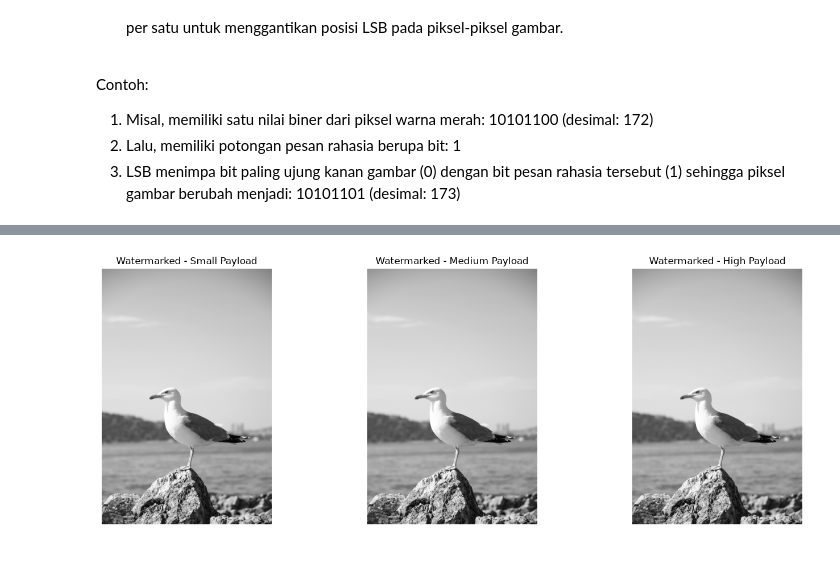
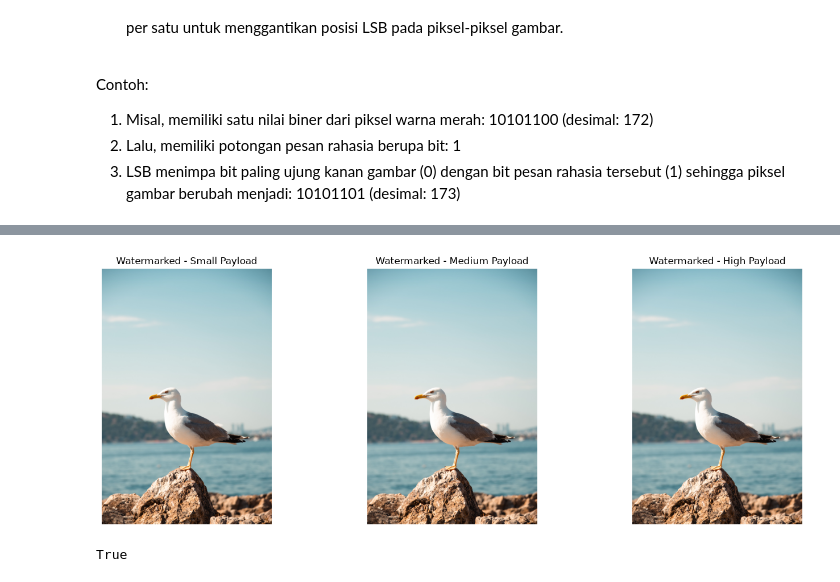
Before and after one commit to AikoFernanda/kriptografi-keamanan-data-case, a Jupyter notebook: src/embedding.ipynb, the cells around one changed output, grey strips where cells are left out. Cells and saved outputs as stored; diff of their text form; code cells hidden in the pictures.

Commit message:
extraction & perbaikan bug

```diff
--- a/src/embedding.ipynb
+++ b/src/embedding.ipynb
@@ -67,49 +69,55 @@ plt.show()
 # %%
 # --- PROSES EMBEDDING ---
 # LSB (least significanat bit)
-# sisipkan watermark_bit ke LSB pojok kiri-atas over_img menggunakan teknik bitwise AND-OR. Mengembalikan gambar watermarked baru tanpa mengubah cover asli
-# channel: 0 = blue, 1 = green, 2 = red (urutan OpenCV/BGR), default channel= 0
+# Sisipkan watermark_bit (nilai 0/1) ke LSB salah satu channel warna cover_img
+# channel: 0 = Blue, 1 = Green, 2 = Red (urutan OpenCV/BGR)., default channel= 0
 def embed_lsb_color_single_channel(cover_img, watermark_bit, channel=0):
     h, w = watermark_bit.shape
 
+    assert cover_img.ndim == 3, "cover_img harus gambar berwarna (3 channel)"
     assert cover_img.shape[0] >= h and cover_img.shape[1] >= w, \
-    f"Cover ({cover.img}) lebih kecil dari watermark {h}*{w}"
+        f"Cover ({cover_img.shape[:2]}) lebih kecil dari watermark ({h}x{w})"
 
     # salin gambar cover agar aslinya tidak rusak
     watermarked_image = cover_img.copy()
 
     # ambil area cover sebesar ukuran watermark di pojok kiri atas (baris 0:h, kolom 0:w)
-    cover_region = watermarked_image[0:h, 0:w]
+    cover_region = watermarked_image[0:h, 0:w, channel]
 
     # hapus LSB dari area cover tsb dgn operator bitwise AND (&) angka 254 (11111110)
     cover_cleared_lsb = cover_region & 254
 
     # sisipkan bit watermark ke LSB yang sudah kosong dengan operator Bitwise OR (|)
-    watermarked_region = cover_cleared_lsb | watermark1_bit
+    watermarked_region = cover_cleared_lsb | watermark_bit
 
     # masukkan kembali aarea yang sudah disisipi ke dalam gambar watermarkerd_imgae
-    watermarked_image[0:h, 0:w] = watermarked_region
+    watermarked_image[0:h, 0:w, channel] = watermarked_region
 
     return watermarked_image
 
 # Embedding masing-masing watermark ke Cover Asli (bukan hasil sebelumnya)
-watermarked_small = embed_lsb(cover, watermark1_bit)
-watermarked_medium = embed_lsb(cover, watermark2_bit)
-watermarked_high = embed_lsb(cover, watermark3_bit)
+watermarked_small  = embed_lsb_color_single_channel(cover, watermark1_bit, channel=0)
+watermarked_medium = embed_lsb_color_single_channel(cover, watermark2_bit, channel=0)
+watermarked_high   = embed_lsb_color_single_channel(cover, watermark3_bit, channel=0)
 
 # Tampilkan hasil embedding
 fig, axes = plt.subplots(1, 3, figsize=(15, 5))
-for ax, img, label in zip (
+for ax, img, label in zip(
     axes,
     [watermarked_small, watermarked_medium, watermarked_high],
     ["Small Payload", "Medium Payload", "High Payload"]
 ):
-    ax.imshow(img, cmap="gray")
+    ax.imshow(cv2.cvtColor(img, cv2.COLOR_BGR2RGB))
     ax.set_title(f"Watermarked - {label}")
     ax.axis('off')
 plt.tight_layout()
 plt.show()
 # %% [output]
-[figure, old version]
+[figure, new version]
 # %%
-# proses extraction
+# simpan hasil watermarked (png wajib)
+cv2.imwrite('../data/watermarked/watermarked_small.png', watermarked_small)
+cv2.imwrite('../data/watermarked/watermarked_medium.png', watermarked_medium)
+cv2.imwrite('../data/watermarked/watermarked_high.png', watermarked_high)
+# %% [output]
+True
```
Also changed, not shown: parts of 2 cells of this notebook, 9 other files.
